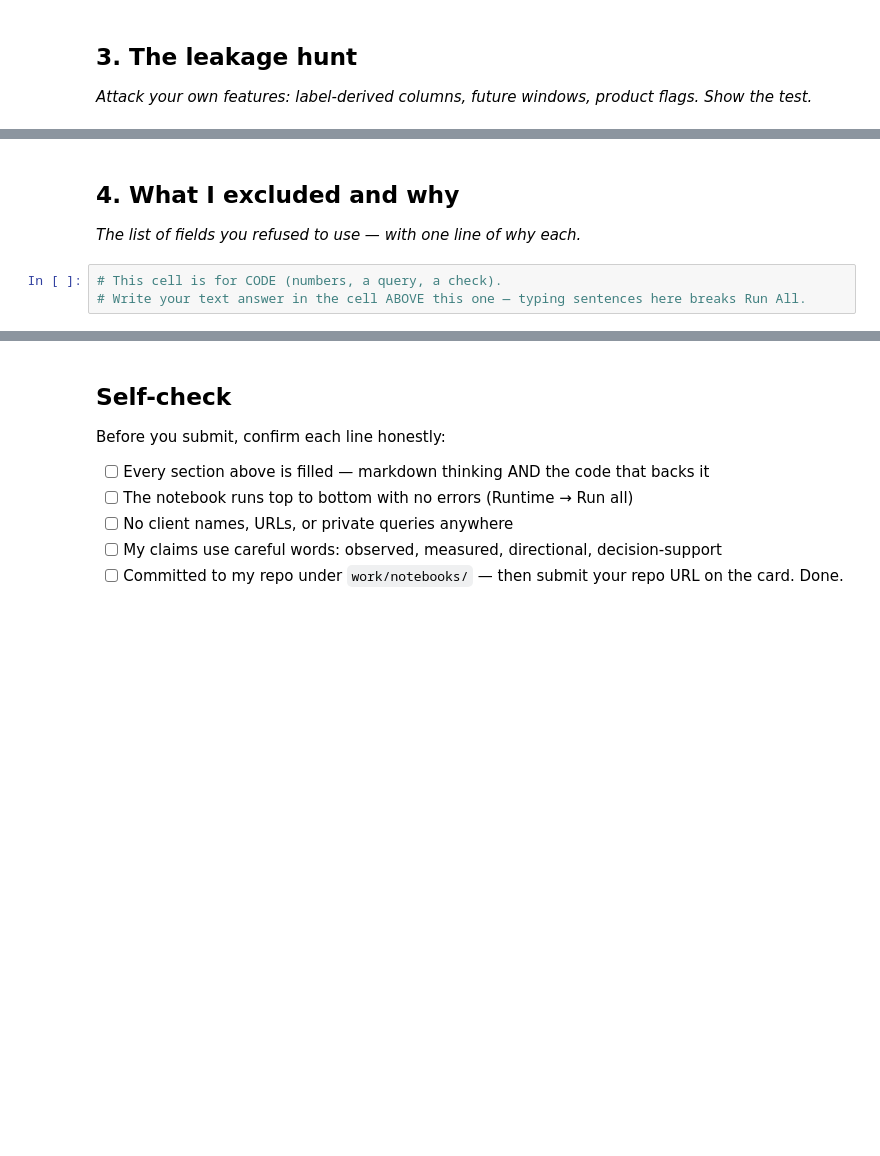
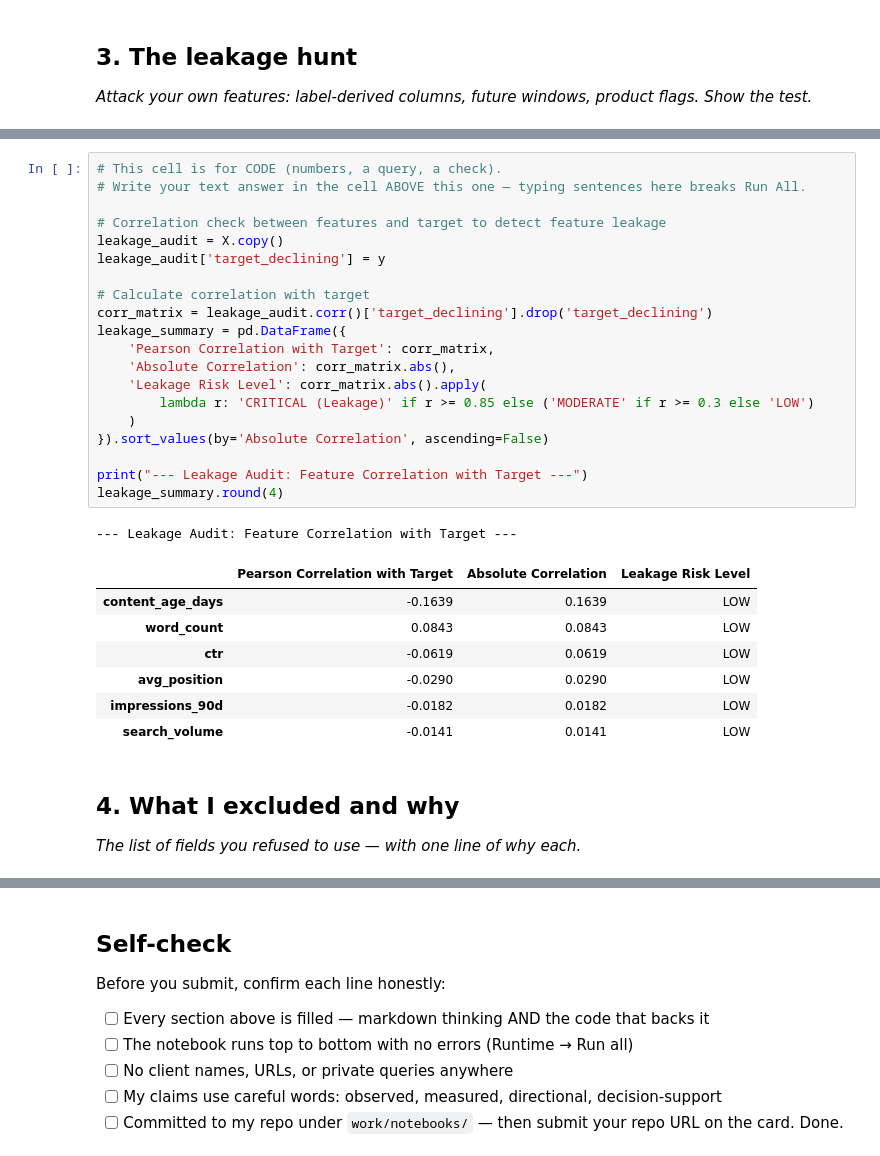
Before and after one commit to fatima-azeemi/fatima-flyrank-ml-internship, a Jupyter notebook: work/notebooks/w03_feature_leakage_check.ipynb, the cells around one changed output, grey strips where cells are left out. Saved outputs shown, nothing was run; the diff lists cells and outputs as text; blank space fills up the shorter version.

```diff
--- a/work/notebooks/w03_feature_leakage_check.ipynb
+++ b/work/notebooks/w03_feature_leakage_check.ipynb
@@ -30,7 +118,33 @@ This skeleton is yours to fill. Work the sections **in order** — each one has
+# %%
+# This cell is for CODE (numbers, a query, a check).
+# Write your text answer in the cell ABOVE this one — typing sentences here breaks Run All.
+
+# Correlation check between features and target to detect feature leakage
+leakage_audit = X.copy()
+leakage_audit['target_declining'] = y
+
+# Calculate correlation with target
+corr_matrix = leakage_audit.corr()['target_declining'].drop('target_declining')
+leakage_summary = pd.DataFrame({
+    'Pearson Correlation with Target': corr_matrix,
+    'Absolute Correlation': corr_matrix.abs(),
+    'Leakage Risk Level': corr_matrix.abs().apply(
+        lambda r: 'CRITICAL (Leakage)' if r >= 0.85 else ('MODERATE' if r >= 0.3 else 'LOW')
+    )
+}).sort_values(by='Absolute Correlation', ascending=False)
+
+print("--- Leakage Audit: Feature Correlation with Target ---")
+leakage_summary.round(4)
+# %% [output]
+--- Leakage Audit: Feature Correlation with Target ---
+|  | Pearson Correlation with Target | Absolute Correlation | Leakage Risk Level |
+| content_age_days | -0.1639 | 0.1639 | LOW |
+| word_count | 0.0843 | 0.0843 | LOW |
+| ctr | -0.0619 | 0.0619 | LOW |
+| avg_position | -0.0290 | 0.0290 | LOW |
+| impressions_90d | -0.0182 | 0.0182 | LOW |
+| search_volume | -0.0141 | 0.0141 | LOW |
 # %% [markdown]
 ## 4. What I excluded and why
 
 *The list of fields you refused to use — with one line of why each.*
-# %%
-# This cell is for CODE (numbers, a query, a check).
-# Write your text answer in the cell ABOVE this one — typing sentences here breaks Run All.
```
Also changed, not shown: parts of 9 cells of this notebook.
